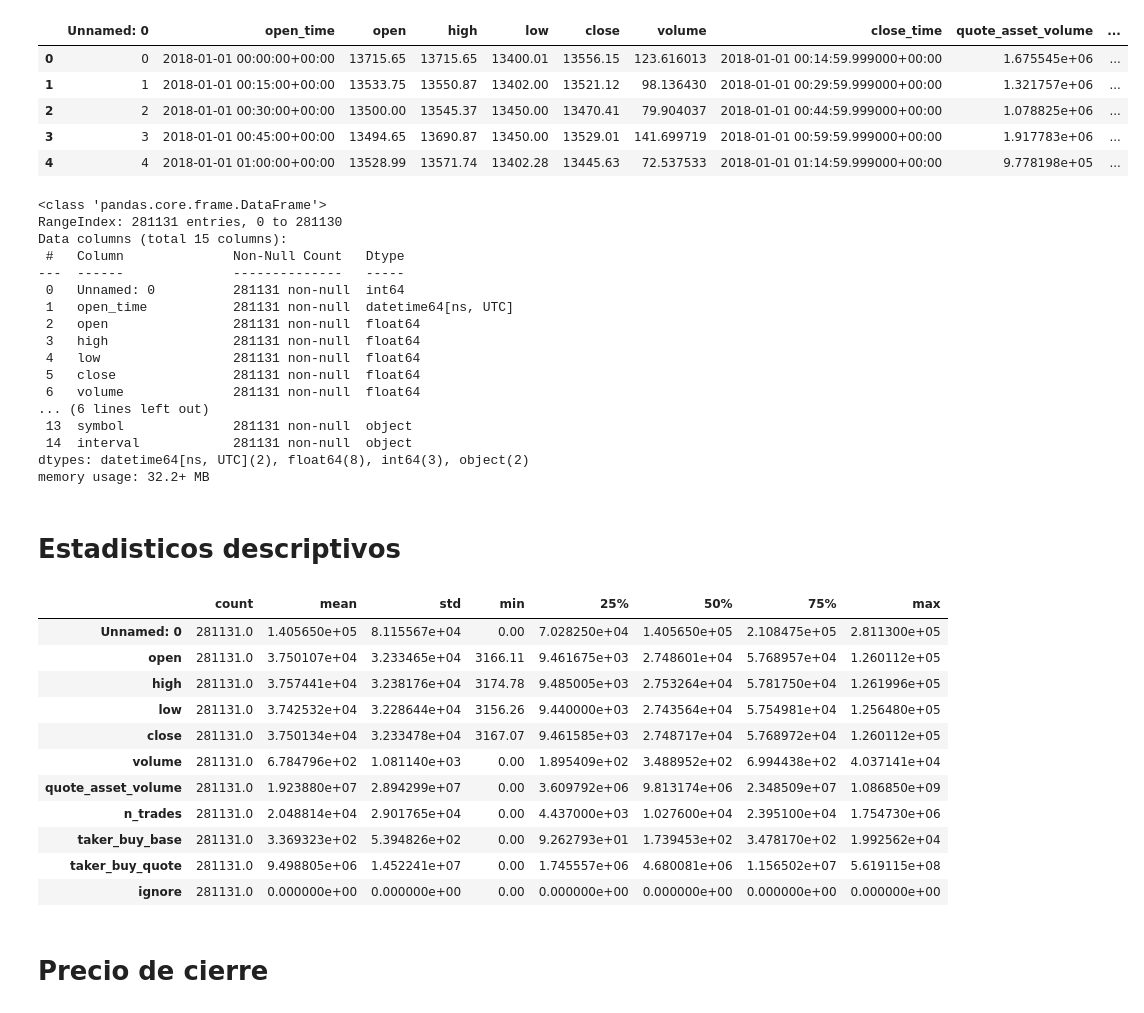
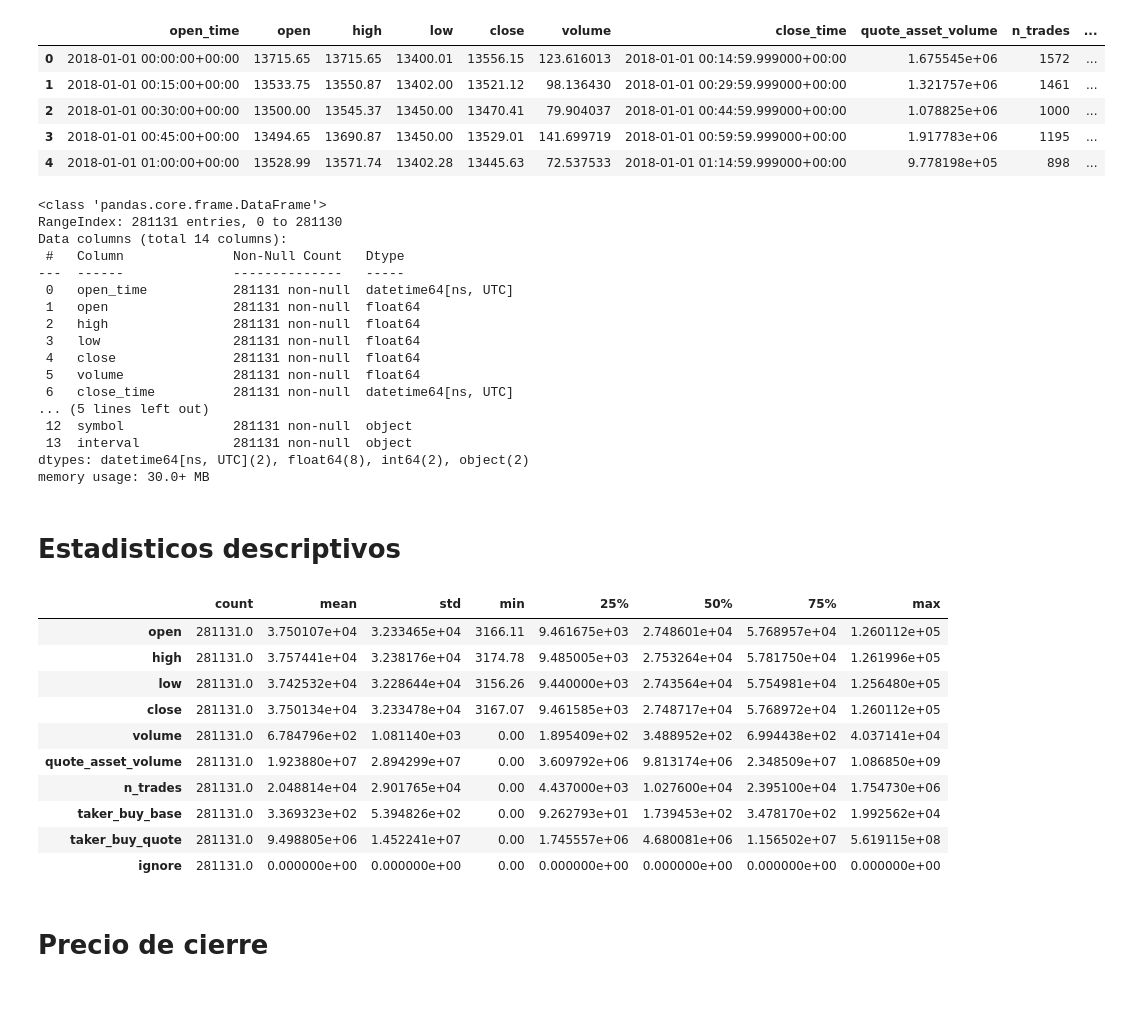
Before and after one commit to treviom90/Anomaly-Detection-in-Crypto, a Jupyter notebook: 1Exploracion.ipynb, the cells around one changed output. Cells and saved outputs as stored; diff of their text form; code cells hidden in the pictures.

```diff
--- a/1Exploracion.ipynb
+++ b/1Exploracion.ipynb
@@ -5,15 +5,15 @@ import matplotlib.pyplot as plt
 import seaborn as sns
 # %%
 df = pd.read_csv(r"C:\Users\cecil\Cript_Anomalies\BTCUSDT_15m_raw.csv", delimiter=";", skiprows=0)
-
+df = df.drop(columns=["Unnamed: 0"])
 df.head()
 # %% [output]
-|  | Unnamed: 0 | open_time | open | high | low | close | volume | close_time | quote_asset_volume | ... |
-| 0 | 0 | 2018-01-01 00:00:00+00:00 | 13715.65 | 13715.65 | 13400.01 | 13556.15 | 123.616013 | 2018-01-01 00:14:59.999000+00:00 | 1.675545e+06 | ... |
-| 1 | 1 | 2018-01-01 00:15:00+00:00 | 13533.75 | 13550.87 | 13402.00 | 13521.12 | 98.136430 | 2018-01-01 00:29:59.999000+00:00 | 1.321757e+06 | ... |
-| 2 | 2 | 2018-01-01 00:30:00+00:00 | 13500.00 | 13545.37 | 13450.00 | 13470.41 | 79.904037 | 2018-01-01 00:44:59.999000+00:00 | 1.078825e+06 | ... |
-| 3 | 3 | 2018-01-01 00:45:00+00:00 | 13494.65 | 13690.87 | 13450.00 | 13529.01 | 141.699719 | 2018-01-01 00:59:59.999000+00:00 | 1.917783e+06 | ... |
-| 4 | 4 | 2018-01-01 01:00:00+00:00 | 13528.99 | 13571.74 | 13402.28 | 13445.63 | 72.537533 | 2018-01-01 01:14:59.999000+00:00 | 9.778198e+05 | ... |
+|  | open_time | open | high | low | close | volume | close_time | quote_asset_volume | n_trades | ... |
+| 0 | 2018-01-01 00:00:00+00:00 | 13715.65 | 13715.65 | 13400.01 | 13556.15 | 123.616013 | 2018-01-01 00:14:59.999000+00:00 | 1.675545e+06 | 1572 | ... |
+| 1 | 2018-01-01 00:15:00+00:00 | 13533.75 | 13550.87 | 13402.00 | 13521.12 | 98.136430 | 2018-01-01 00:29:59.999000+00:00 | 1.321757e+06 | 1461 | ... |
+| 2 | 2018-01-01 00:30:00+00:00 | 13500.00 | 13545.37 | 13450.00 | 13470.41 | 79.904037 | 2018-01-01 00:44:59.999000+00:00 | 1.078825e+06 | 1000 | ... |
+| 3 | 2018-01-01 00:45:00+00:00 | 13494.65 | 13690.87 | 13450.00 | 13529.01 | 141.699719 | 2018-01-01 00:59:59.999000+00:00 | 1.917783e+06 | 1195 | ... |
+| 4 | 2018-01-01 01:00:00+00:00 | 13528.99 | 13571.74 | 13402.28 | 13445.63 | 72.537533 | 2018-01-01 01:14:59.999000+00:00 | 9.778198e+05 | 898 | ... |
 # %%
 df["open_time"] = pd.to_datetime(df["open_time"], format="mixed", utc=True)
 df["close_time"] = pd.to_datetime(df["close_time"], format="mixed", utc=True)
@@ -22,28 +22,27 @@ df.info()
 # %% [output]
 <class 'pandas.core.frame.DataFrame'>
 RangeIndex: 281131 entries, 0 to 281130
-Data columns (total 15 columns):
+Data columns (total 14 columns):
  #   Column              Non-Null Count   Dtype
 ---  ------              --------------   -----
- 0   Unnamed: 0          281131 non-null  int64
- 1   open_time           281131 non-null  datetime64[ns, UTC]
- 2   open                281131 non-null  float64
- 3   high                281131 non-null  float64
- 4   low                 281131 non-null  float64
- 5   close               281131 non-null  float64
- 6   volume              281131 non-null  float64
-... (6 lines left out)
- 13  symbol              281131 non-null  object
- 14  interval            281131 non-null  object
-dtypes: datetime64[ns, UTC](2), float64(8), int64(3), object(2)
-memory usage: 32.2+ MB
+ 0   open_time           281131 non-null  datetime64[ns, UTC]
+ 1   open                281131 non-null  float64
+ 2   high                281131 non-null  float64
+ 3   low                 281131 non-null  float64
+ 4   close               281131 non-null  float64
+ 5   volume              281131 non-null  float64
+ 6   close_time          281131 non-null  datetime64[ns, UTC]
+... (5 lines left out)
+ 12  symbol              281131 non-null  object
+ 13  interval            281131 non-null  object
+dtypes: datetime64[ns, UTC](2), float64(8), int64(2), object(2)
+memory usage: 30.0+ MB
 # %% [markdown]
 # Estadisticos descriptivos
 # %%
 df.describe().T
 # %% [output]
 |  | count | mean | std | min | 25% | 50% | 75% | max |
-| Unnamed: 0 | 281131.0 | 1.405650e+05 | 8.115567e+04 | 0.00 | 7.028250e+04 | 1.405650e+05 | 2.108475e+05 | 2.811300e+05 |
 | open | 281131.0 | 3.750107e+04 | 3.233465e+04 | 3166.11 | 9.461675e+03 | 2.748601e+04 | 5.768957e+04 | 1.260112e+05 |
 | high | 281131.0 | 3.757441e+04 | 3.238176e+04 | 3174.78 | 9.485005e+03 | 2.753264e+04 | 5.781750e+04 | 1.261996e+05 |
 | low | 281131.0 | 3.742532e+04 | 3.228644e+04 | 3156.26 | 9.440000e+03 | 2.743564e+04 | 5.754981e+04 | 1.256480e+05 |
```
Also changed, not shown: parts of 2 cells of this notebook, 2 other files.
